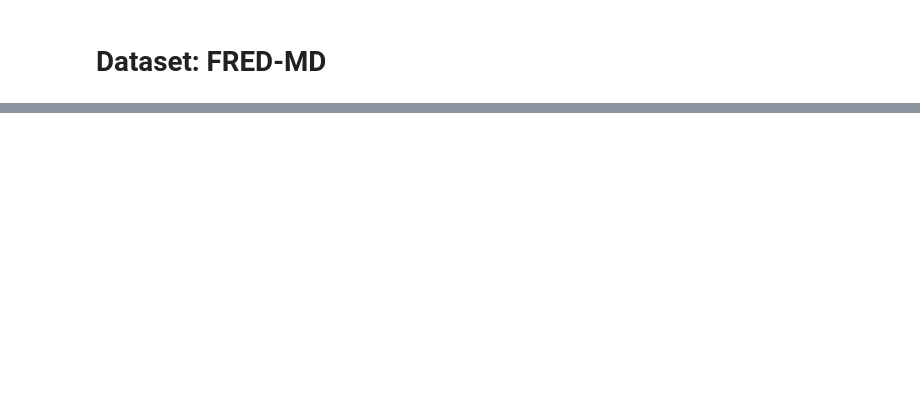
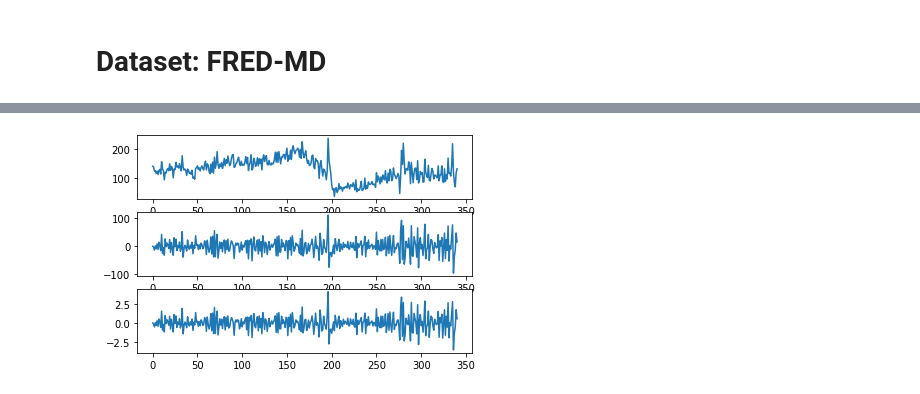
Before and after one commit to gituxedo/stat198finalproject, a Jupyter notebook: Final-Project.ipynb, the cells around one changed output, grey strips where cells are left out. Cells and saved outputs as stored; diff of their text form; code cells hidden in the pictures; blank space fills up the shorter version.

```diff
--- a/Final-Project.ipynb
+++ b/Final-Project.ipynb
@@ -17,0 +33,10 @@ fred
+# %%
+# drop any column that has a nan value
+# fred = df[252:-2].dropna()
+fred = df[1:].dropna()
+
+# transform it into an numpy ndarray, and set aside the dates
+fred = fred.to_numpy().T
+months = fred[0]
+fred = np.delete(fred, 0, 0)
+fred
@@ -18 +82,9 @@ fred
+# %%
+# standardize all columns to have zero mean and unit variance
+whitened_fred = np.empty(shape=(0,0))
+for col in stationary_fred:
+    # don't apply this to malformed columns, i.e. columns with nan or non-floats
+    if not isinstance(col[0], str):
+        whitened_fred = np.append(whitened_fred, center(col))
+whitened_fred = whitened_fred.reshape((128, 341))
 # %%
@@ -24,9 +95 @@ def center(np_arr):
     return unit_variance
-# %%
-# standardize all columns to have zero mean and unit variance
-whitened_fred = np.empty(shape=(0,0))
-for col in fred.to_numpy().T:
-    # don't apply this to malformed columns, i.e. columns with nan or non-floats
-    if not isinstance(col[0], str):
-        whitened_fred = np.append(whitened_fred, center(col))
-whitened_fred = whitened_fred.reshape((128, 341))
@@ -47,0 +100,10 @@ for col in whitened_fred:
+# %%
+def plotter(index):
+    fig, axs = plt.subplots(3)
+    fig.figsize = [6.4, 9.6]
+    axs[0].plot(fred[index])
+    axs[1].plot(stationary_fred[index])
+    axs[2].plot(whitened_fred[index])
+plotter(48)
+# %% [output]
+[figure, added]
```
Also changed, not shown: parts of 7 cells of this notebook.
